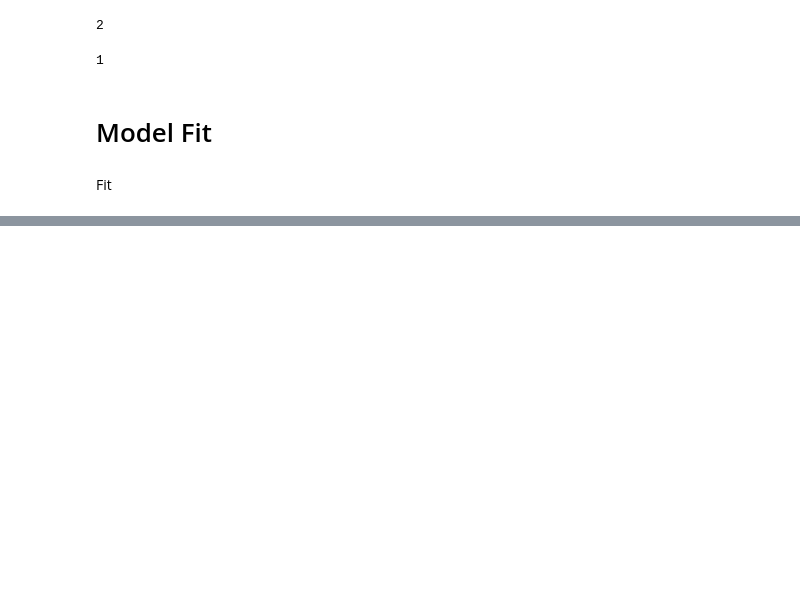
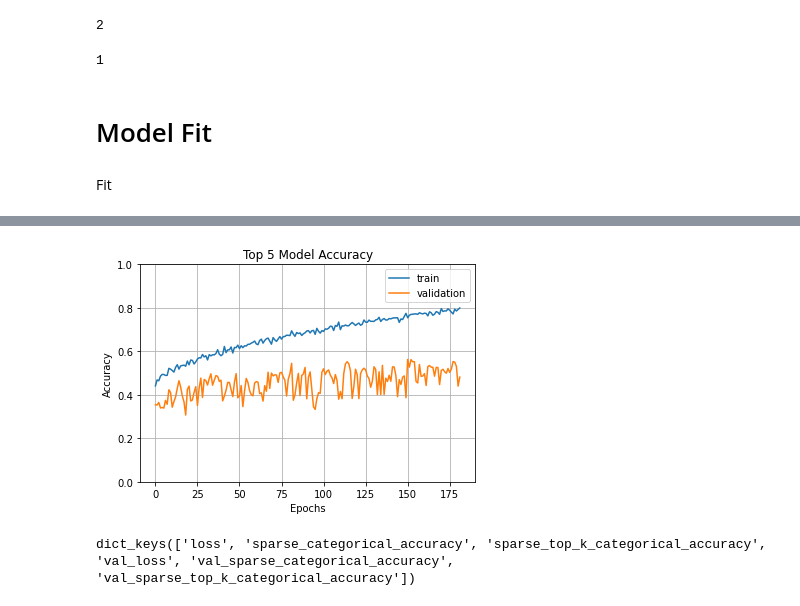
Before and after one commit to giocoal/hmdb51-two-stream-action-recognition, a Jupyter notebook: motion_stream.ipynb, the cells around one changed output, grey strips where cells are left out. Saved outputs shown, nothing was run; the diff lists cells and outputs as text; code cells hidden in the pictures; blank space fills up the shorter version.

```diff
--- a/motion_stream.ipynb
+++ b/motion_stream.ipynb
@@ -692,0 +962,19 @@ plt.show()
+# %%
+fig1 = plt.gcf()
+plt.plot(history_cnn_spatial_stream.history['sparse_top_k_categorical_accuracy'])
+plt.plot(history_cnn_spatial_stream.history['val_sparse_top_k_categorical_accuracy'])
+plt.axis(ymin=0,ymax=1)
+plt.grid()
+plt.title('Top 5 Model Accuracy')
+metric_plot = 'Top 5 Categorical_accuracy'
+plt.ylabel('Accuracy')
+plt.xlabel('Epochs')
+plt.legend(['train', 'validation'])
+plt.savefig(f'./Report/Plots/motion_stream/motion_stream_{version}_{arc}_epoch{epochs}_batch{batch_size}_optSDG_{learning_rate}_{momentum}_metric{metric_plot}.png')
+plt.show()
+# %% [output]
+[figure, added]
+# %%
+print(history_cnn_spatial_stream.history.keys())
+# %% [output]
+dict_keys(['loss', 'sparse_categorical_accuracy', 'sparse_top_k_categorical_accuracy', 'val_loss', 'val_sparse_categorical_accuracy', 'val_sparse_top_k_categorical_accuracy'])
```
Also changed, not shown: parts of 32 cells of this notebook, 6 other files.
